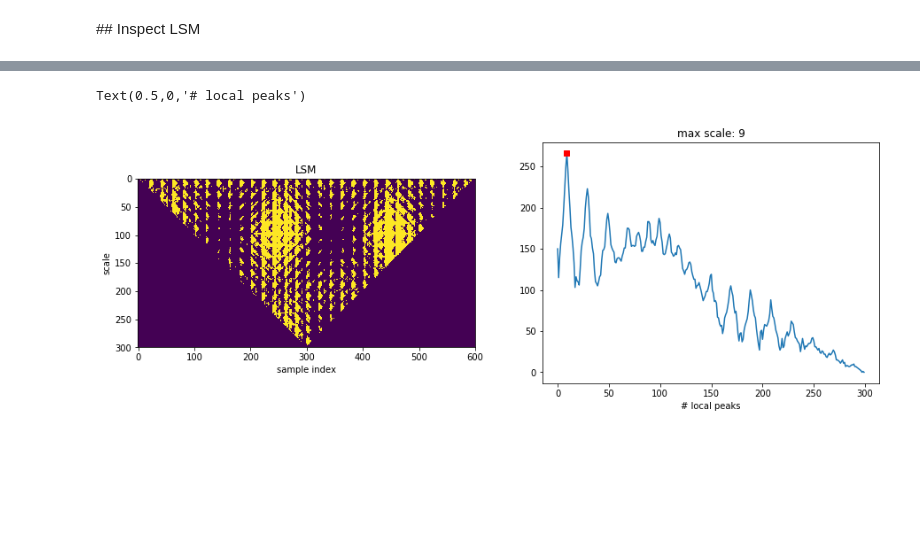
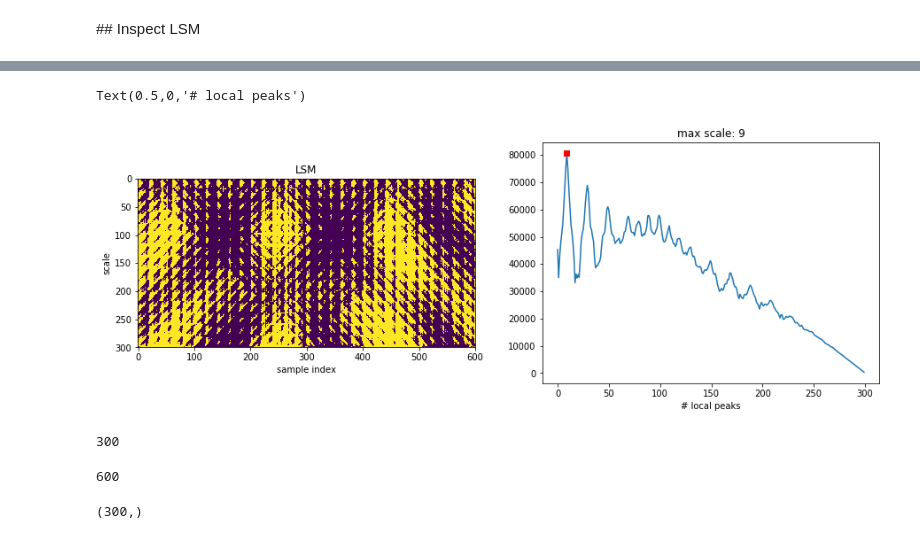
Before and after one commit to ig248/pyampd, a Jupyter notebook: ampd.ipynb, the cells around one changed output, grey strips where cells are left out. Saved outputs shown, nothing was run; the diff lists cells and outputs as text; code cells hidden in the pictures; blank space fills up the shorter version.

Commit message:
handle peaks near edges

```diff
--- a/ampd.ipynb
+++ b/ampd.ipynb
@@ -72,4 +75,4 @@ Wall time: 333 ms
 # %%
 t, x = fake_timeseries(tmax=30, seed=0)
 # %%
-pks, LSM, l = find_peaks_ampd(x, debug=True)
+pks, LSM, G, l = find_peaks_ampd_v2(x, debug=True)
@@ -76,16 +93,16 @@ pks, LSM, l = find_peaks_ampd(x, debug=True)
 # %%
 fig, (ax0, ax1) = plt.subplots(ncols=2, figsize=(15, 5))
 ax = ax0
 ax.imshow(LSM)
 ax.set_title('LSM')
 ax.set_xlabel('sample index')
 ax.set_ylabel('scale')
 ax = ax1
-ax.plot(LSM.sum(axis=1))
-ax.plot([l], LSM.sum(axis=1)[l], 'rs')
+ax.plot(G)
+ax.plot([l], G[l], 'rs')
 ax.set_title('max scale: {}'.format(l))
 ax.set_xlabel('scale')
 ax.set_xlabel('# local peaks')
 # %% [output]
 Text(0.5,0,'# local peaks')
-[figure, old version]
+[figure, new version]
@@ -91,0 +111,12 @@ Text(0.5,0,'# local peaks')
+# %%
+L
+# %% [output]
+300
+# %%
+N
+# %% [output]
+600
+# %%
+np.arange(N//2, N//2-L, -1).shape
+# %% [output]
+(300,)
```
Also changed, not shown: parts of 6 cells of this notebook, 1 other file.
